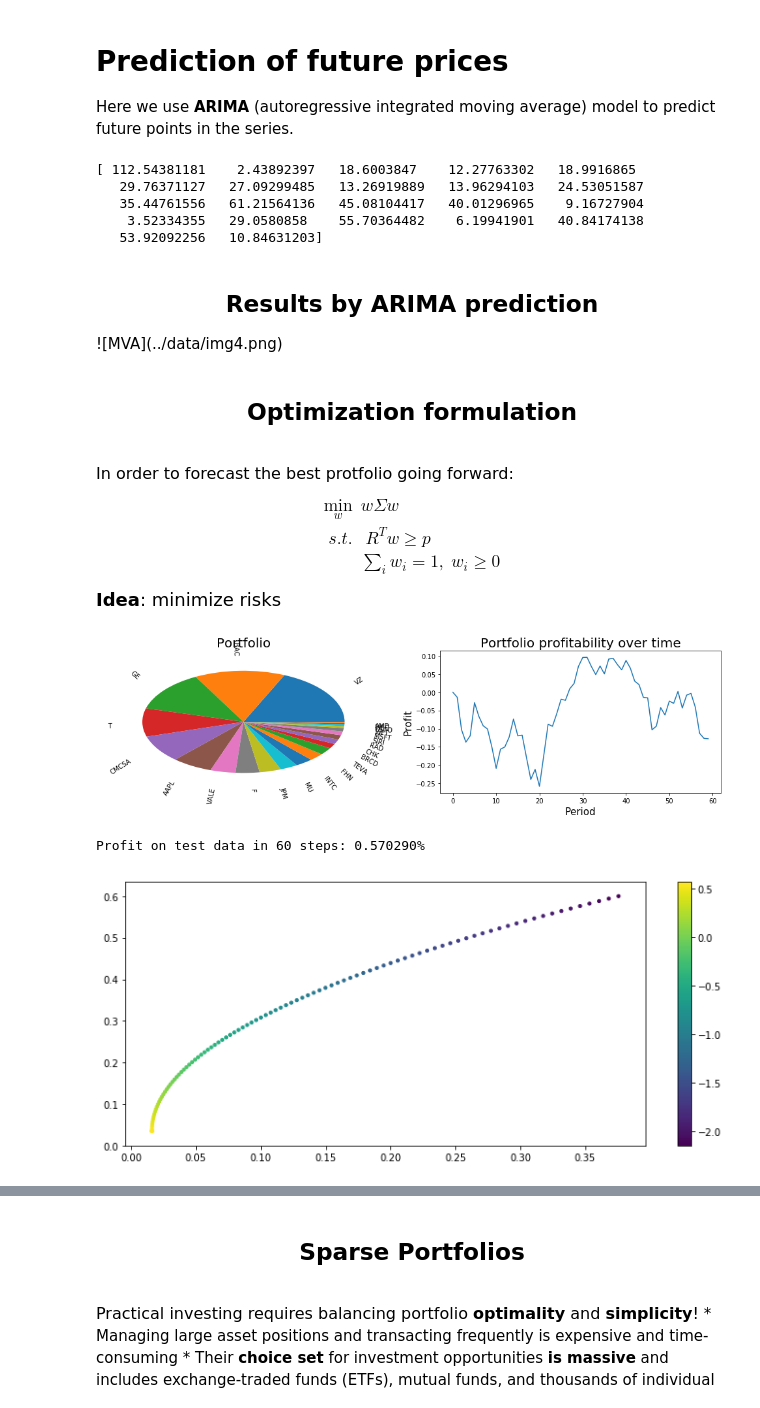
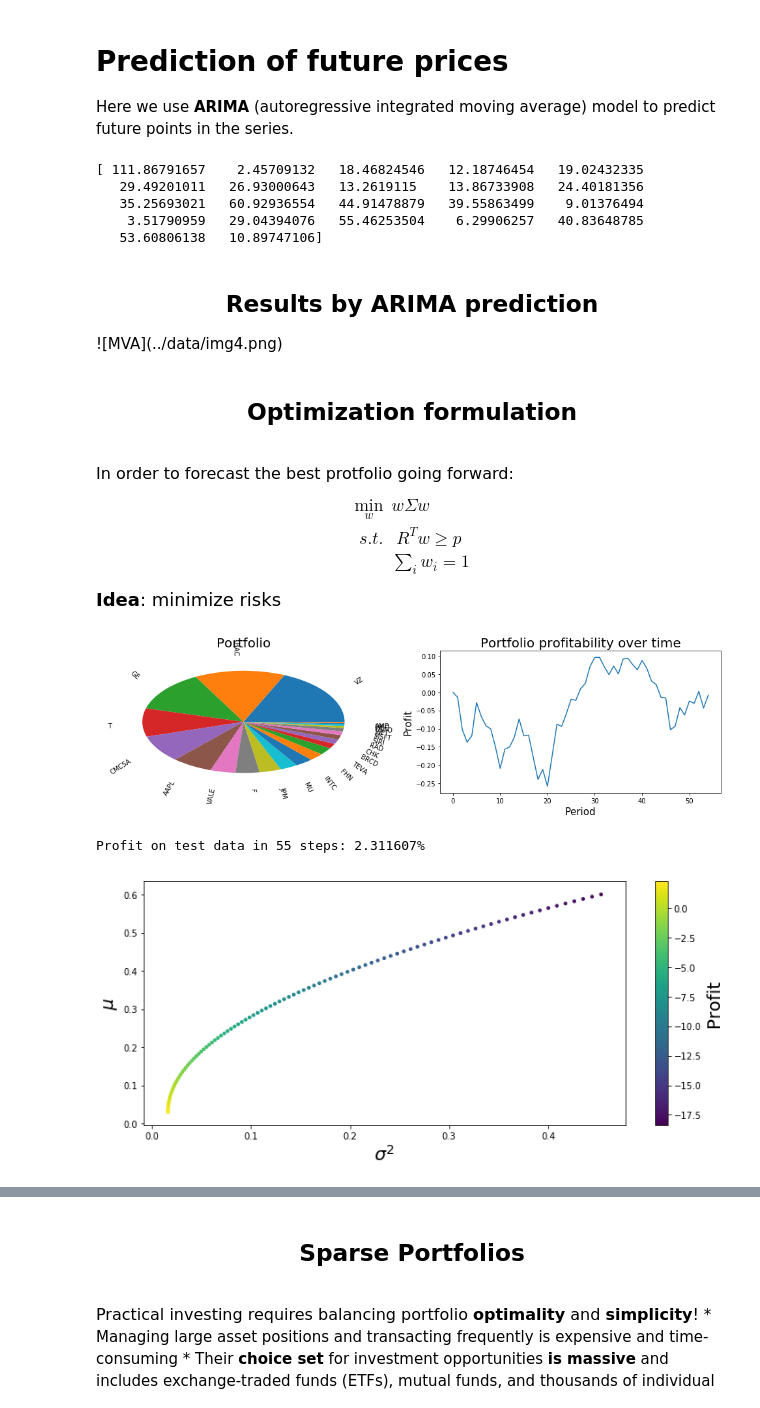
Before and after one commit to fedimser/MarkowitzPortfolio, a Jupyter notebook: code/Markovitz_new.ipynb, the cells around one changed output, grey strips where cells are left out. Drawn from its saved outputs; the diff is of its cells as text; code cells hidden in the pictures.

```diff
--- a/code/Markovitz_new.ipynb
+++ b/code/Markovitz_new.ipynb
@@ -65,7 +65,7 @@ from cvxpy import *
 DATASET_NAME = 'data'
 
 # Period, on which we will invest.
-PERIOD = 60
+PERIOD = 55
 
 # Set of lambda parameters, which we will check.
 LAMBDA_RANGE = [0.01, 0.1, 0.5, 1, 2]
@@ -175,11 +175,11 @@ warnings.simplefilter('ignore')
 predictions = pred_arima(to_ts(data), PERIOD)
 print(predictions)
 # %% [output]
-[ 112.54381181    2.43892397   18.6003847    12.27763302   18.9916865
-   29.76371127   27.09299485   13.26919889   13.96294103   24.53051587
-   35.44761556   61.21564136   45.08104417   40.01296965    9.16727904
-    3.52334355   29.0580858    55.70364482    6.19941901   40.84174138
-   53.92092256   10.84631203]
+[ 111.86791657    2.45709132   18.46824546   12.18746454   19.02432335
+   29.49201011   26.93000643   13.2619115    13.86733908   24.40181356
+   35.25693021   60.92936554   44.91478879   39.55863499    9.01376494
+    3.51790959   29.04394076   55.46253504    6.29906257   40.83648785
+   53.60806138   10.89747106]
 # %% [markdown]
 <center><h2>  Results by ARIMA prediction </h2></center>
 ![MVA](../data/img4.png)
@@ -191,7 +191,7 @@ In order to forecast the best protfolio going forward:
 \begin{align}
 \min_w\; & w\Sigma w \\
 s.t. \;&\; R^T w \geq p\\
-&\sum_{i} w_i = 1, \;w_i \geq 0
+&\sum_{i} w_i = 1
 \end{align}
 </font>
 
@@ -288,23 +288,26 @@ p = 0.001
 opt_portfolio = get_optimal_portfoilio_for_known_predictions(prices, T-1, p, predictions)
 portfolio_info(opt_portfolio, PERIOD)
 # %% [output]
-[figure, old version]
+[figure, new version]
-Profit on test data in 60 steps: 0.570290%
+Profit on test data in 55 steps: 2.311607%
 # %%
 # Collect results
 
 results_1 = []
 for p in np.linspace(0.01, 0.6, 100):
     opt_portfolio = get_optimal_portfoilio_for_known_predictions(prices, T-1, p, predictions)
     mean, var, profit = get_mean_variance(prices, T-1, predictions, opt_portfolio, PERIOD)
     results_1.append([mean, var, profit])
 
 results_1 = np.array(results_1)
 plt.figure(figsize=(12, 5))
 plt.scatter(results_1[:, 1], results_1[:, 0], c = results_1[:,2], s=10)
-plt.colorbar();
+plt.xlabel('$\sigma^2$', fontsize=20)
+plt.ylabel('$\mu$', fontsize=20)
+ax = plt.colorbar();
+ax.set_label(label='Profit', fontsize=20)
 # %% [output]
-[figure, old version]
+[figure, new version]
 # %% [markdown]
 <center><h2> Optimization formulation: modification 1 </h2></center>
 <br>
```
Also changed, not shown: parts of 10 cells of this notebook.
